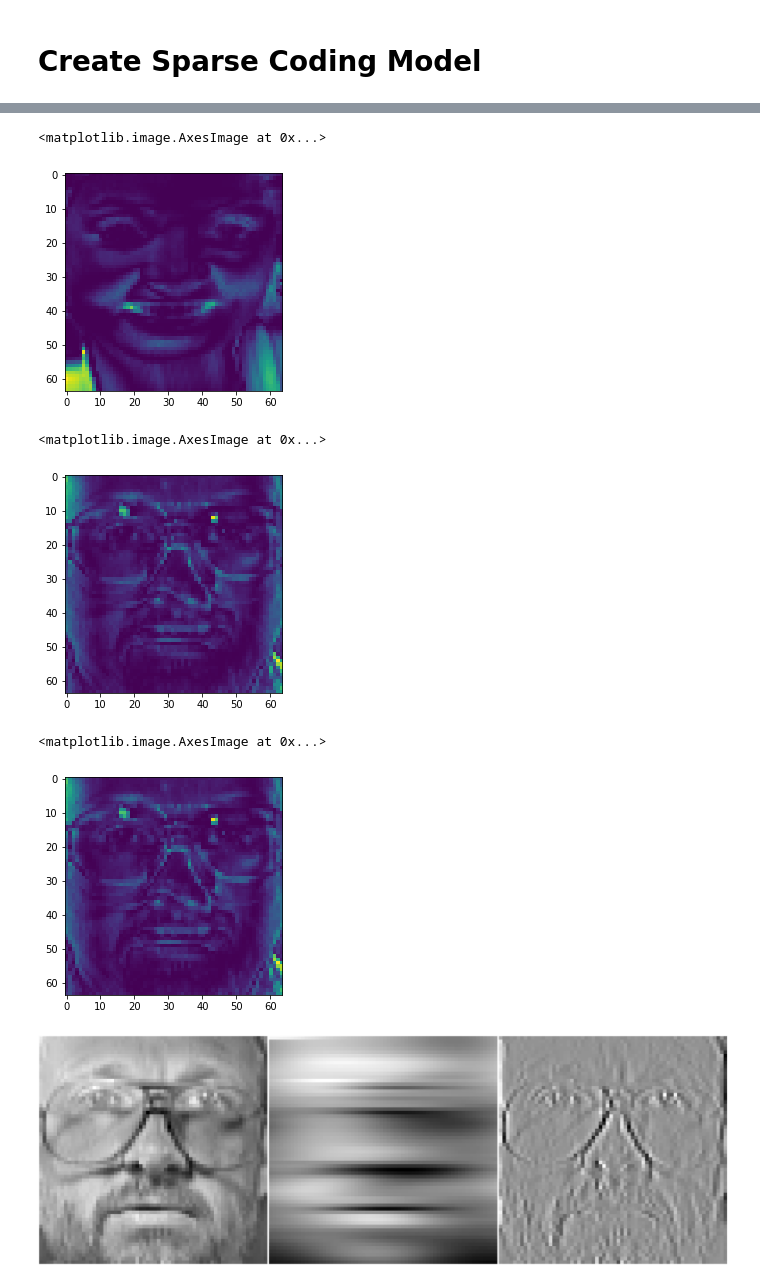
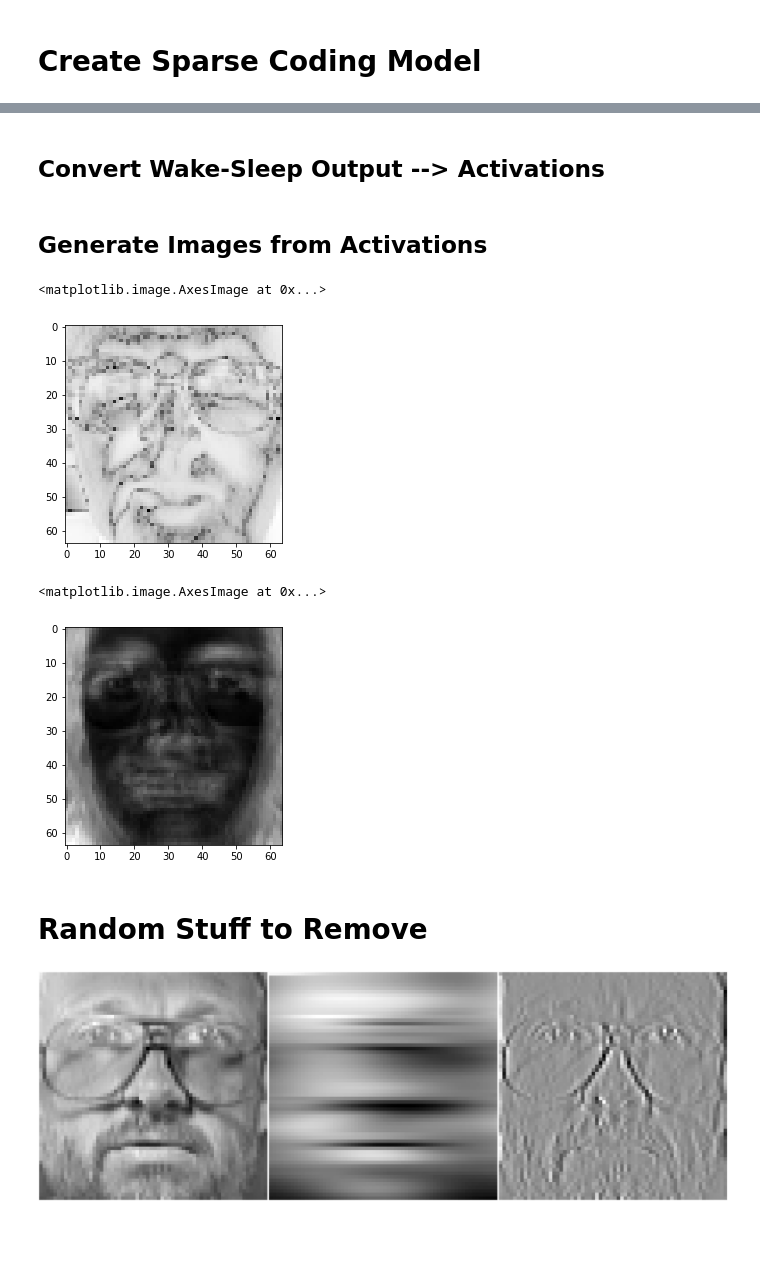
Before and after one commit to saarangp/dreammachines, a Jupyter notebook: sparse_dreams.ipynb, the cells around one changed output, grey strips where cells are left out. Cells and saved outputs as stored; diff of their text form; code cells hidden in the pictures; blank space fills up the shorter version.

Commit message:
Added sparse coding -> helmholtz, but needs some work

```diff
--- a/sparse_dreams.ipynb
+++ b/sparse_dreams.ipynb
@@ -101,0 +119,2 @@ X_test.shape
+# %%
+activations = model.predict(X_train, num_steps=num_steps)
@@ -102,18 +160,36 @@ X_test.shape
+# %% [markdown]
+## Convert Wake-Sleep Output --> Activations
+# %%
+#TODO
+new_activations = activations
+# %% [markdown]
+## Generate Images from Activations
+# %%
+X_pred = model.generate(new_activations)
+# %%
+if (do_contrast):
+    X_pred = undo_contrast_images(X_pred)
+    X_test = undo_contrast_images(X_test)
+if (do_sharpen):
+    #TODO: May need fixing
+    X_pred = blur_images(images)
+    X_test = blur_images(images)
+if (do_blur):
+    #TODO: May need fixing
+    X_pred = sharpen_images(images)
+    X_test = sharpen_images(images)
 # %%
-plt.imshow(X_test[0].reshape(image_shape))
+plt.imshow(X_test[0].reshape(image_shape), cmap='gray')
 # %% [output]
 <matplotlib.image.AxesImage at 0x...>
-[figure, old version]
+[figure, new version]
 # %%
-plt.imshow(X_pred[:, 0].reshape(image_shape))
+plt.imshow(X_pred[:, 0].reshape(image_shape), cmap='gray')
 # %% [output]
 <matplotlib.image.AxesImage at 0x...>
-[figure, old version]
+[figure, new version]
-# %%
-plt.imshow(X_pred[:, 1].reshape(image_shape))
-# %% [output]
-<matplotlib.image.AxesImage at 0x...>
-[figure, removed]
+# %% [markdown]
+# Random Stuff to Remove
 # %%
 f, _ = get_face_images(1)
 blurred_f = ndimage.gaussian_filter(f, 10)
```
Also changed, not shown: parts of 18 cells of this notebook.
